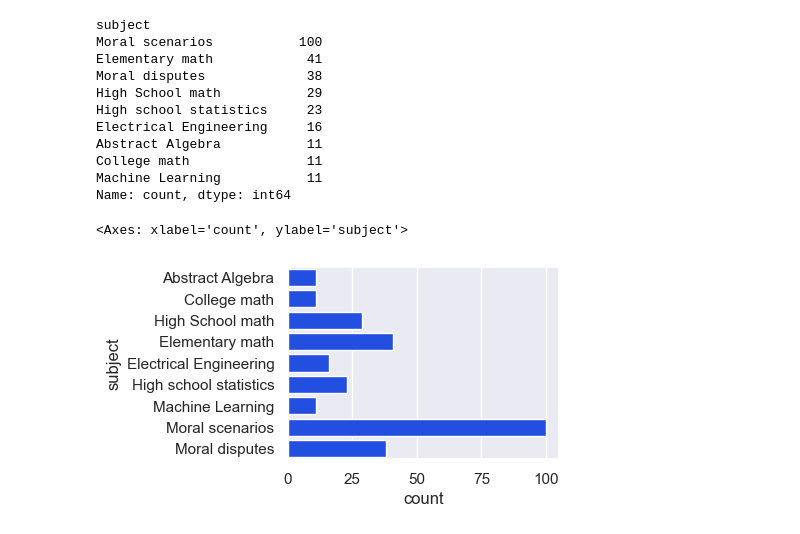
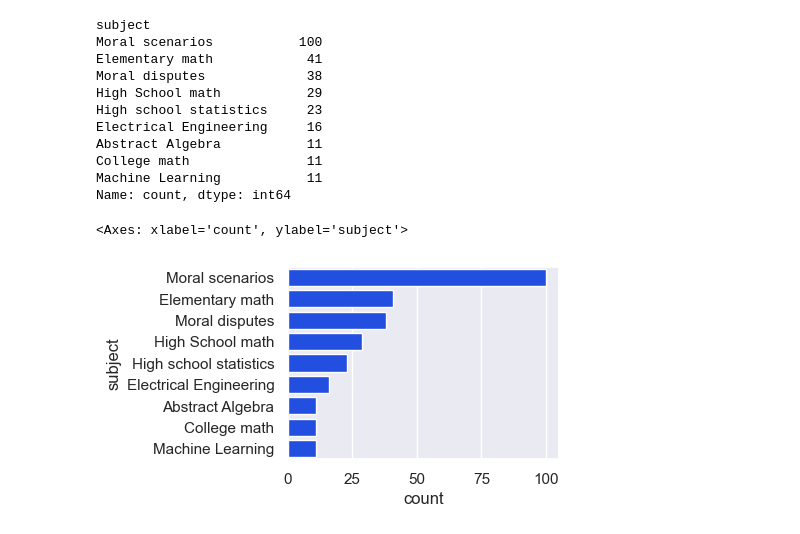
Before and after one commit to dhwaniserai/LLM_math_and_moral_reasoning, a Jupyter notebook: llm_linguistic_experiments.ipynb, the cells around one changed output. Saved outputs shown, nothing was run; the diff lists cells and outputs as text; code cells hidden in the pictures.

```diff
--- a/llm_linguistic_experiments.ipynb
+++ b/llm_linguistic_experiments.ipynb
@@ -112,10 +114,10 @@ College math               11
 Machine Learning           11
 Name: count, dtype: int64
 # %%
-sns.countplot(y="subject", data=df)
+sns.countplot(y="subject", data=df, order=df["subject"].value_counts().index)
 # %% [output]
 <Axes: xlabel='count', ylabel='subject'>
-[figure, old version]
+[figure, new version]
 # %%
 dataset_avg_text_length = {
     'Abstract Algebra': round(df_algebra["text"].apply(len).mean()),
```
Also changed, not shown: parts of 14 cells of this notebook, 1 other file.
